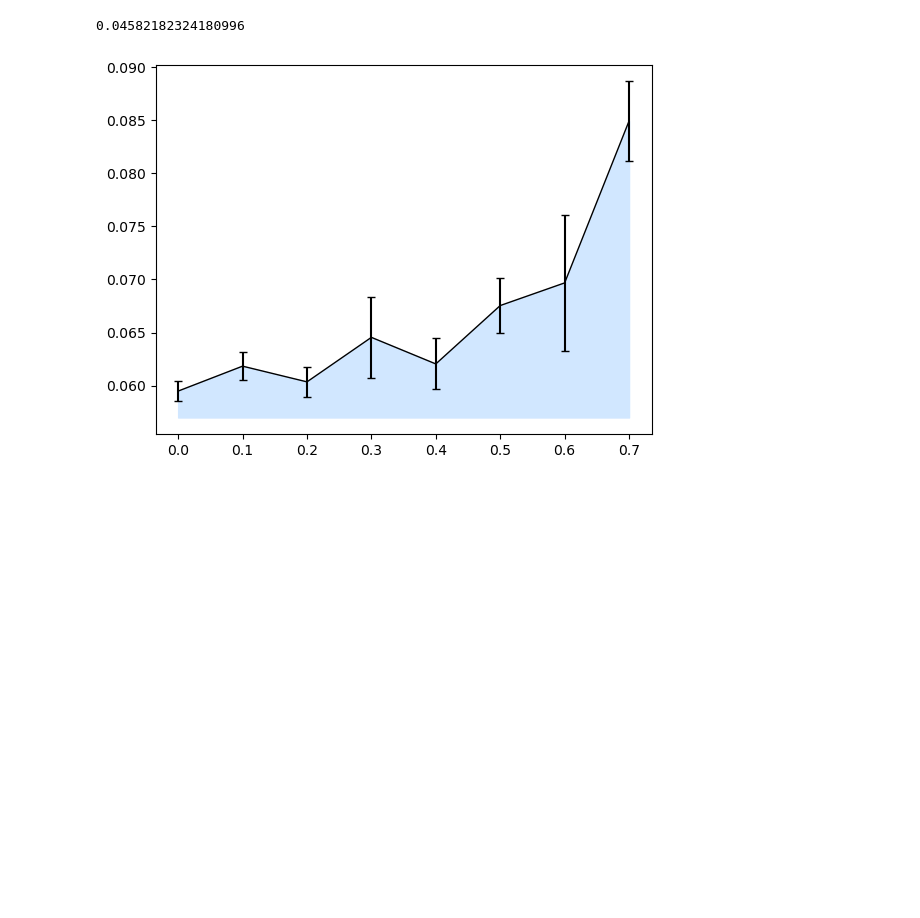
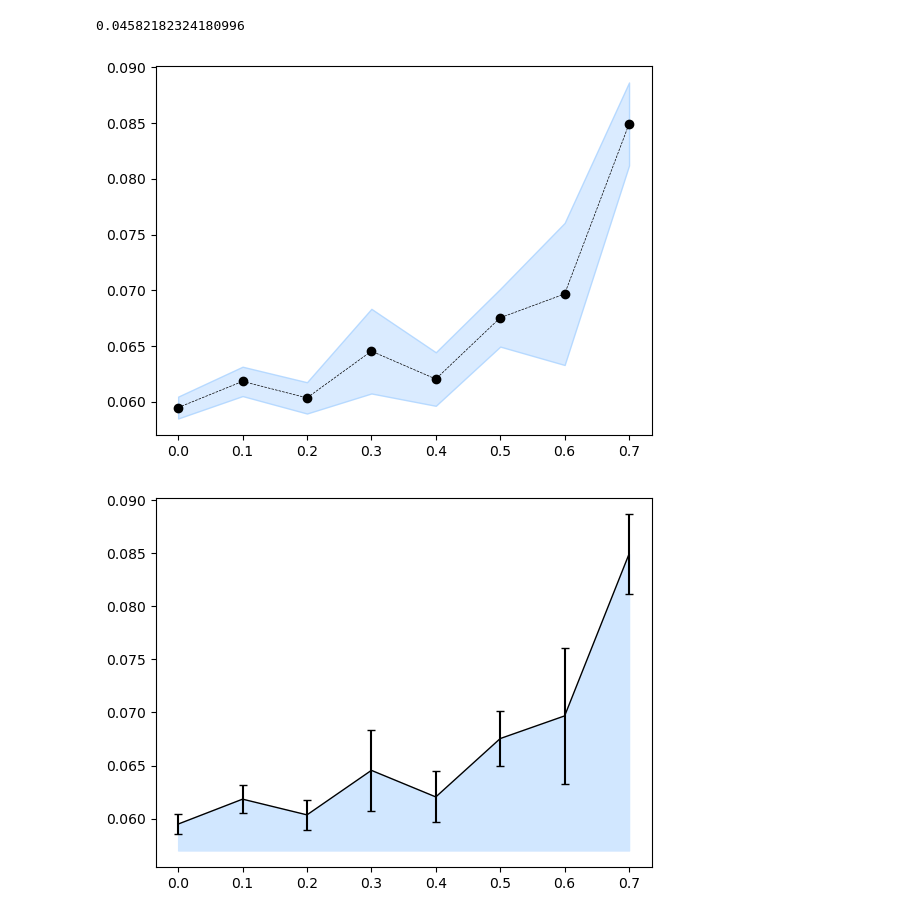
Before and after one commit to aaronwtr/PertEval, a Jupyter notebook: notebooks/results_analysis.ipynb, the cells around one changed output. Drawn from its saved outputs; the diff is of its cells as text; code cells hidden in the pictures; blank space fills up the shorter version.

Commit message:
added support for more types of error plotting

```diff
--- a/notebooks/results_analysis.ipynb
+++ b/notebooks/results_analysis.ipynb
@@ -53,18 +53,26 @@ def find_spectral_auc(metric_df):
     y = test_mse.mean()
     return auc(x, y)
 
-def plot_spectral_curve(metric_df, err='standard_error', zero_ylb=False):
+def plot_spectral_curve(metric_df, err='standard_error', zero_ylb=False, shading=True, errbar=True):
     x = np.array(spectral_params, dtype='float')
     y = test_mse.mean()
     if err == 'standard_error':
         yerr = test_mse.std() / (len(test_mse) ** 0.5 ) #Standard error for err bar
+
     #plt.ylim(ymin=0.0, ymax=0.09)
-    plt.errorbar(x, y, yerr=yerr, color='k', capsize = 3,elinewidth=1.5, linewidth=1.0)
+    if errbar:
+        plt.errorbar(x, y, yerr=yerr, color='k', capsize = 3,elinewidth=1.5, linewidth=1.0)
+    else:
+        plt.plot(x, y, color='k', linestyle='dashed', marker='o', linewidth=0.5)
+        y_lower = y - yerr
+        y_upper = y + yerr
+        plt.fill_between(x, y_lower, y_upper, color='#D1E7FF', alpha=0.8, edgecolor='#aad3ff')
     axes = plt.gca()
     y_min, _ = axes.get_ylim()
     if zero_ylb:
         y_min = 0
-    plt.fill_between(x=x, y1=y, y2=y_min, color= "#D1E7FF", alpha=1.0)
+    if shading:
+        plt.fill_between(x=x, y1=y, y2=y_min, color= "#D1E7FF", alpha=1.0)
     plt.show()
 # %%
 model = 'mlp_norman' #as named in Group col in df above
@@ -73,4 +81,8 @@ test_mse = find_mets_by_spectral_params(model, metric_name)
 find_spectral_auc(test_mse)
 # %% [output]
 0.04582182324180996
+# %%
+plot_spectral_curve(test_mse, shading=False, errbar=False)
+# %% [output]
+[figure, added]
 # %%
```
Also changed, not shown: parts of 2 cells of this notebook.
